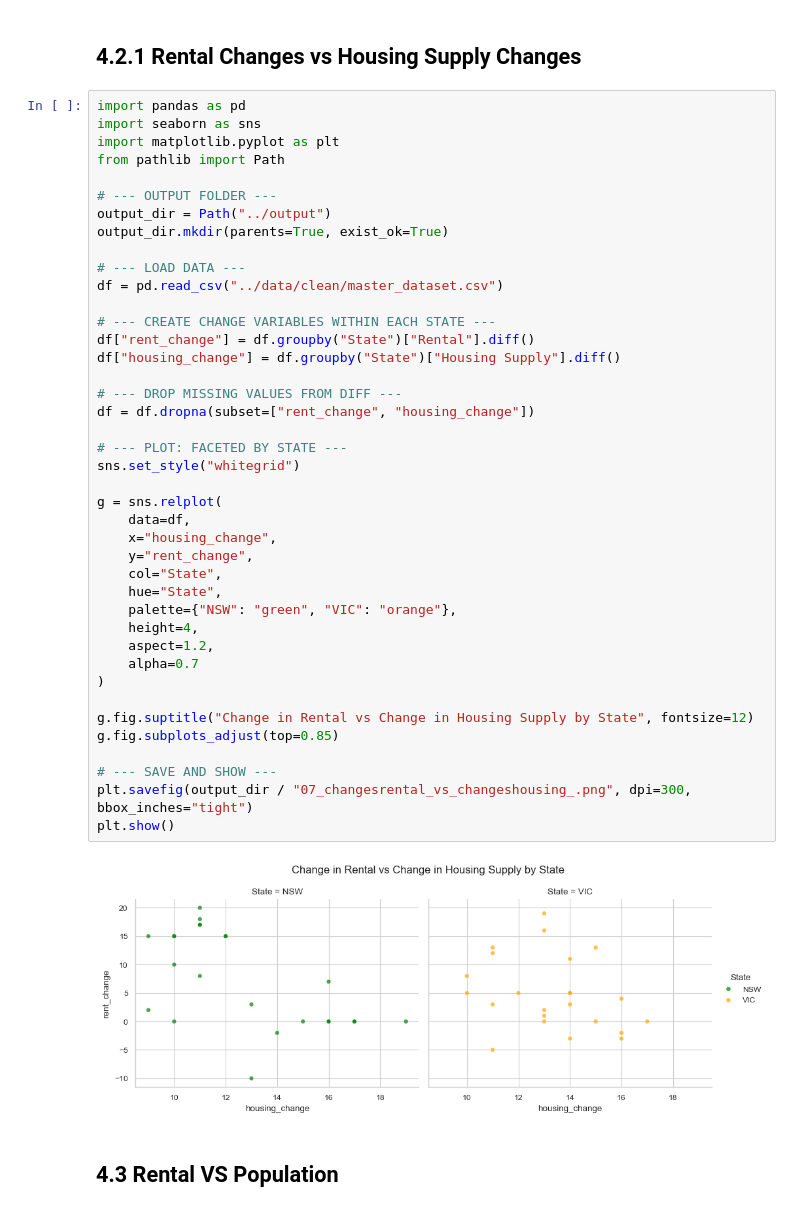
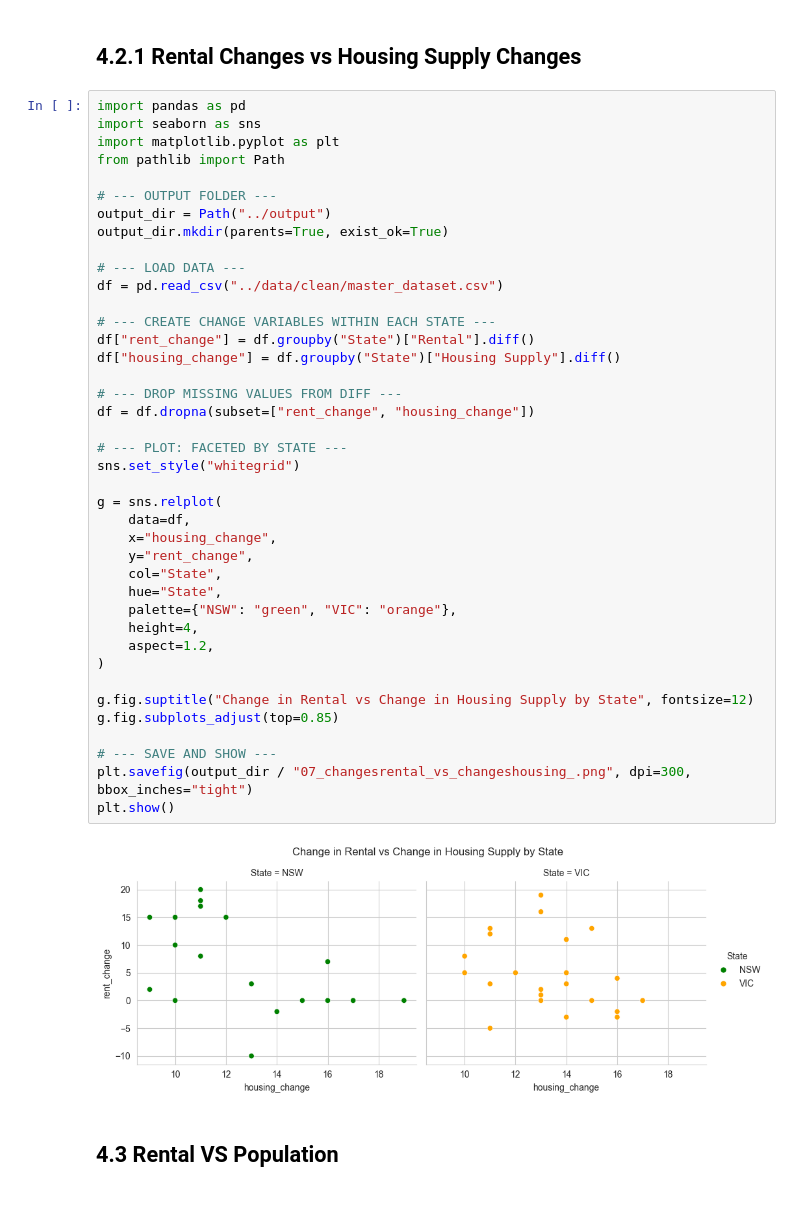
Before and after one commit to aliffhmzah/ecc3479-project, a Jupyter notebook: code/analysis.ipynb, the cells around one changed output. Drawn from its saved outputs; the diff is of its cells as text.

```diff
--- a/code/analysis.ipynb
+++ b/code/analysis.ipynb
@@ -385,35 +384,34 @@ output_dir.mkdir(parents=True, exist_ok=True)
 df = pd.read_csv("../data/clean/master_dataset.csv")
 
 # --- CREATE CHANGE VARIABLES WITHIN EACH STATE ---
 df["rent_change"] = df.groupby("State")["Rental"].diff()
 df["housing_change"] = df.groupby("State")["Housing Supply"].diff()
 
 # --- DROP MISSING VALUES FROM DIFF ---
 df = df.dropna(subset=["rent_change", "housing_change"])
 
 # --- PLOT: FACETED BY STATE ---
 sns.set_style("whitegrid")
 
 g = sns.relplot(
     data=df,
     x="housing_change",
     y="rent_change",
     col="State",
     hue="State",
     palette={"NSW": "green", "VIC": "orange"},
     height=4,
     aspect=1.2,
-    alpha=0.7
 )
 
 g.fig.suptitle("Change in Rental vs Change in Housing Supply by State", fontsize=12)
 g.fig.subplots_adjust(top=0.85)
 
 # --- SAVE AND SHOW ---
 plt.savefig(output_dir / "07_changesrental_vs_changeshousing_.png", dpi=300, bbox_inches="tight")
 plt.show()
 # %% [output]
-[figure, old version]
+[figure, new version]
 # %% [markdown]
 ## 4.3 Rental VS Population
 # %%
```
Also changed, not shown: parts of 3 cells of this notebook, 6 other files.
